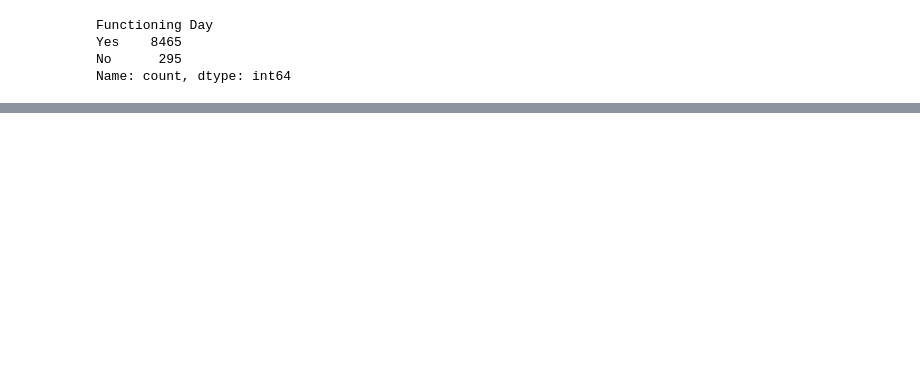
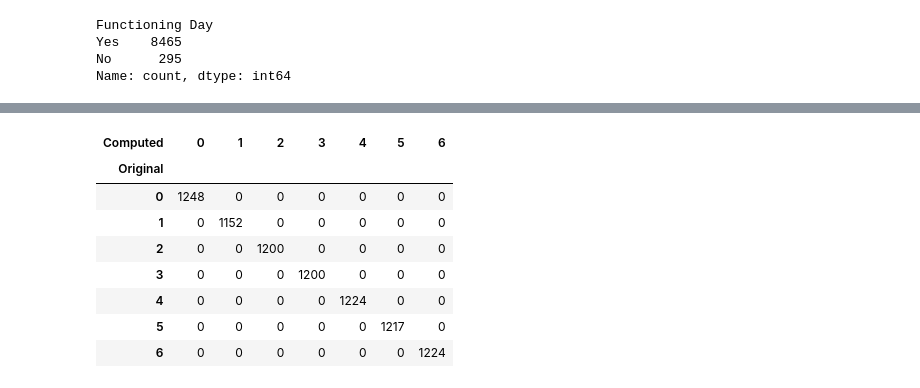
Before and after one commit to MarkThackham/MarkThackham.github.io, a Jupyter notebook: Portfolio/machine-learning/seoul-bike-hire/machine-learning-seoul-bike-hire.ipynb, the cells around one changed output, grey strips where cells are left out. Cells and saved outputs as stored; diff of their text form; code cells hidden in the pictures; blank space fills up the shorter version.

```diff
--- a/Portfolio/machine-learning/seoul-bike-hire/machine-learning-seoul-bike-hire.ipynb
+++ b/Portfolio/machine-learning/seoul-bike-hire/machine-learning-seoul-bike-hire.ipynb
@@ -309,0 +338,30 @@ plt.show()
+# %%
+#=================================================================
+# Step 6: Prepare for Modelling
+
+df4=copy.deepcopy(df3)
+
+# Cyclical encoding DayOfWeek (7 days in a week)
+N = 7
+day_map = {"Mon": 0, "Tue": 1, "Wed": 2, "Thu": 3, "Fri": 4, "Sat": 5, "Sun": 6}
+df4["DayOfWeek_num"] = df4["DayOfWeek"].map(day_map)
+df4["DayOfWeek_sin"] = np.sin(2 * np.pi * df4["DayOfWeek_num"] / N)
+df4["DayOfWeek_cos"] = np.cos(2 * np.pi * df4["DayOfWeek_num"] / N)
+
+df4[['DayOfWeek_num','DayOfWeek_sin','DayOfWeek_cos']].head(10)
+
+
+# Compute back the day index (0=Mon ... 6=Sun)
+angles = np.arctan2(df4["DayOfWeek_sin"], df4["DayOfWeek_cos"])
+day_idx = (np.round(angles / (2*np.pi) * 7) % 7).astype(int)
+pd.crosstab(df4["DayOfWeek_num"], day_idx, rownames=['Original'], colnames=['Computed'])
+# %% [output]
+| Computed | 0 | 1 | 2 | 3 | 4 | 5 | 6 |
+| Original |  |  |  |  |  |  |  |
+| 0 | 1248 | 0 | 0 | 0 | 0 | 0 | 0 |
+| 1 | 0 | 1152 | 0 | 0 | 0 | 0 | 0 |
+| 2 | 0 | 0 | 1200 | 0 | 0 | 0 | 0 |
+| 3 | 0 | 0 | 0 | 1200 | 0 | 0 | 0 |
+| 4 | 0 | 0 | 0 | 0 | 1224 | 0 | 0 |
+| 5 | 0 | 0 | 0 | 0 | 0 | 1217 | 0 |
+| 6 | 0 | 0 | 0 | 0 | 0 | 0 | 1224 |
```
Also changed, not shown: parts of 7 cells of this notebook, 7 other files.
